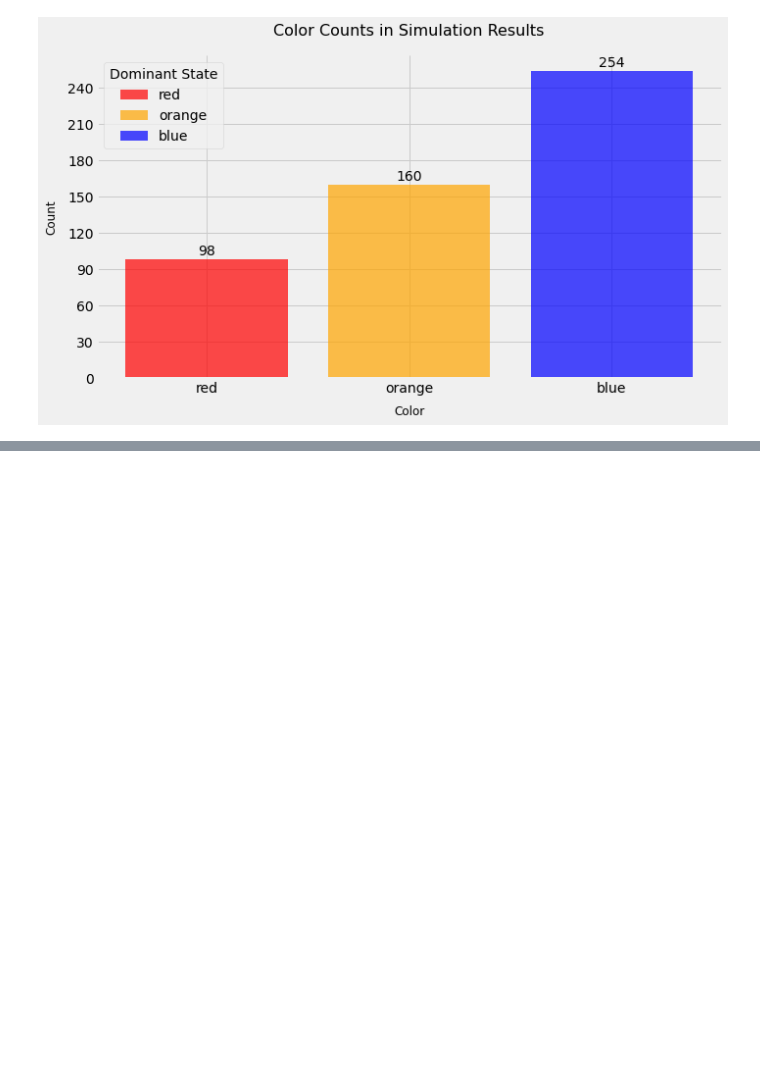
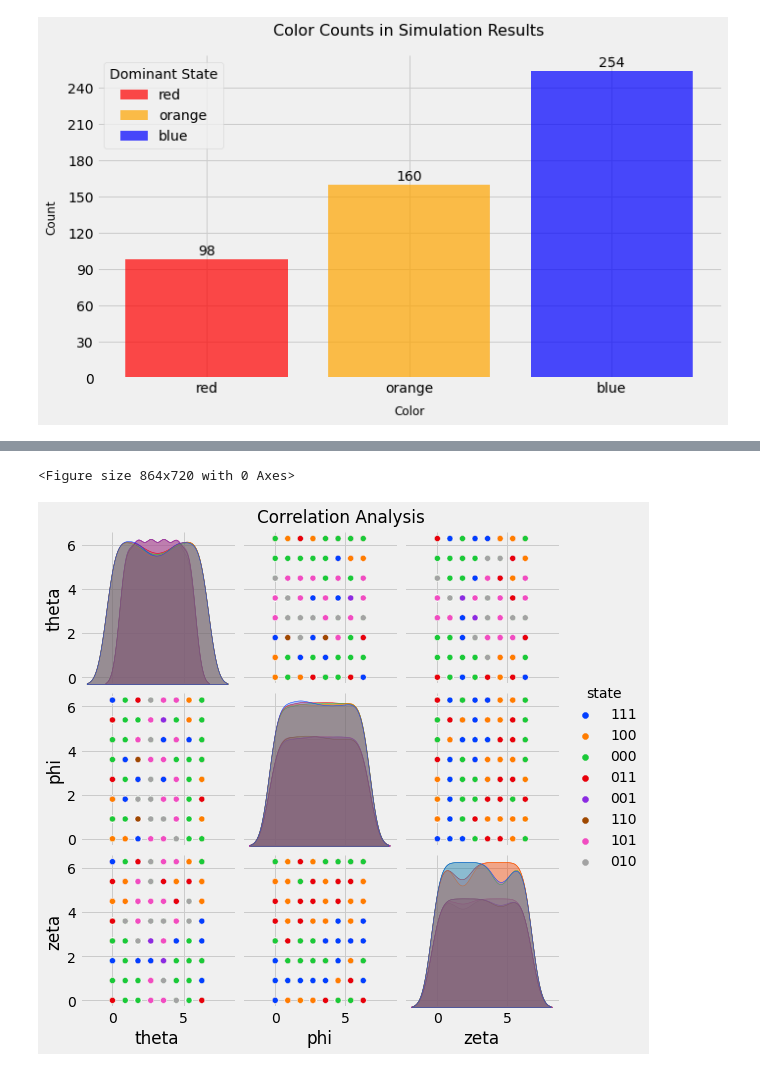
Before and after one commit to hoang-nguyen13/Patent-Pending, a Jupyter notebook: quantum_system.ipynb, the cells around one changed output, grey strips where cells are left out. Cells and saved outputs as stored; diff of their text form; code cells hidden in the pictures; blank space fills up the shorter version.

```diff
--- a/quantum_system.ipynb
+++ b/quantum_system.ipynb
@@ -296,0 +328,23 @@ plt.show()
+# %%
+import seaborn as sns
+import pandas as pd
+# Initialize a list to store the data
+data = []
+
+# Collect the data
+for theta_val, phi_val, zeta_val, result in results:
+    for state, count in result.items():
+        probability = count / total_measurements
+        data.append({'theta': theta_val, 'phi': phi_val, 'zeta': zeta_val, 'state': state, 'probability': probability})
+
+# Convert the data into a DataFrame
+df = pd.DataFrame(data)
+
+# Plot the correlations
+plt.figure(figsize=(12, 10))
+sns.pairplot(df, hue='state', vars=['theta', 'phi', 'zeta'], palette='bright')
+plt.suptitle('Correlation Analysis', y=1.02)
+plt.show()
+# %% [output]
+<Figure size 864x720 with 0 Axes>
+[figure, added]
```
Also changed, not shown: parts of 6 cells of this notebook, 4 other files.
